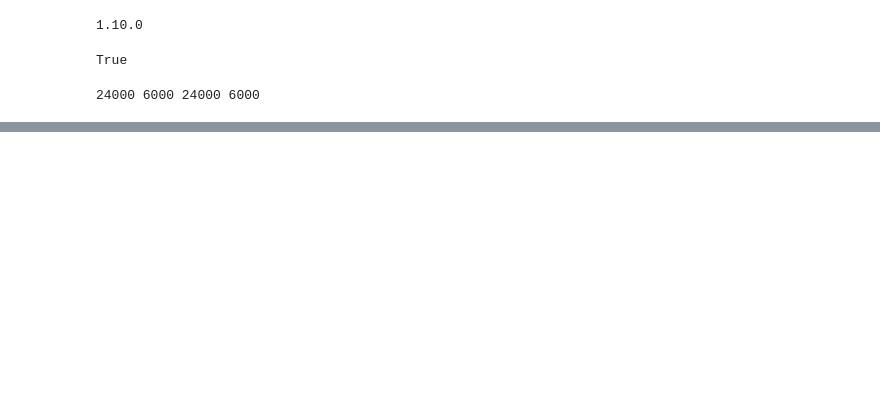
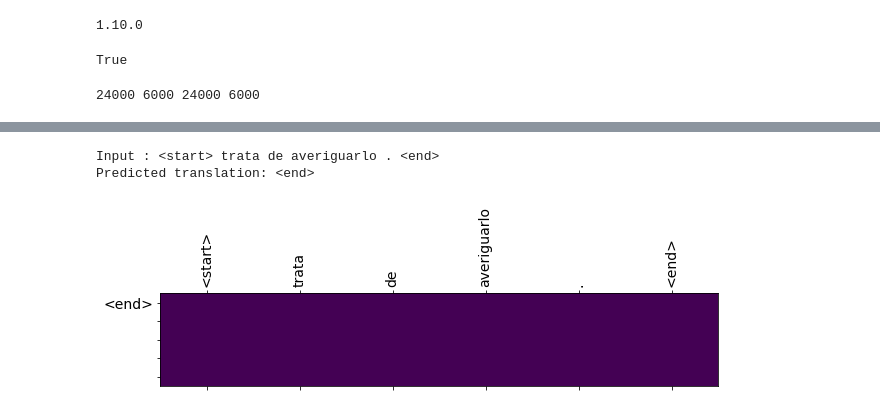
Before and after one commit to aman304gupta/Neural_Machine_Translation, a Jupyter notebook: Untitled.ipynb, the cells around one changed output, grey strips where cells are left out. Saved outputs shown, nothing was run; the diff lists cells and outputs as text; code cells hidden in the pictures; blank space fills up the shorter version.

```diff
--- a/Untitled.ipynb
+++ b/Untitled.ipynb
@@ -143,0 +400,6 @@ dataset = dataset.batch(BATCH_SIZE, drop_remainder = True) ## i.e drop the last
+# %%
+translate('trata de averiguarlo.', encoder, decoder, inp_lang, targ_lang, max_length_inp, max_length_tar)
+# %% [output]
+Input : <start> trata de averiguarlo . <end>
+Predicted translation: <end>
+[figure, added]
```
Also changed, not shown: parts of 17 cells of this notebook, 1 other file.
